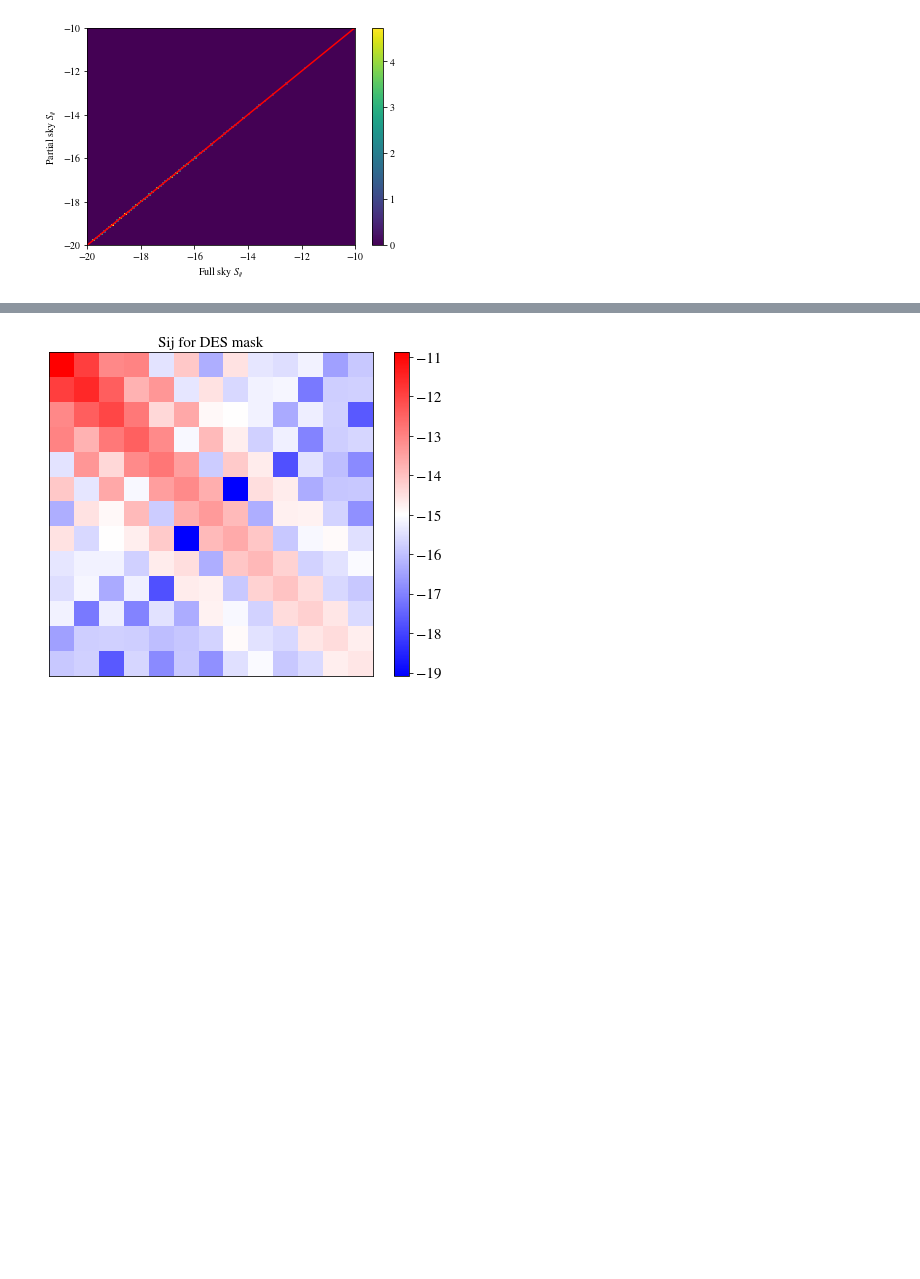
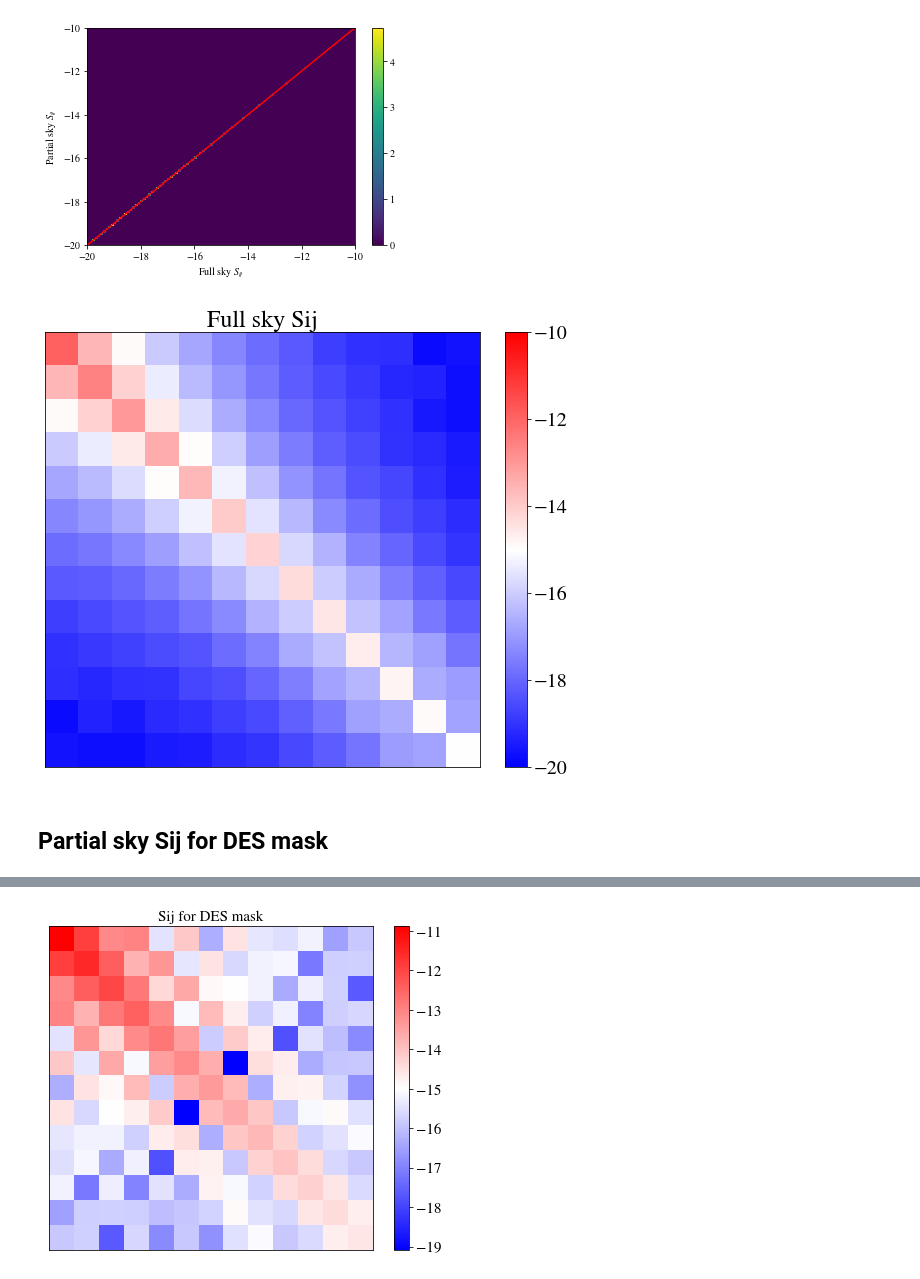
Before and after one commit to fabienlacasa/PySSC, a Jupyter notebook: Partsky_examples.ipynb, the cells around one changed output, grey strips where cells are left out. Cells and saved outputs as stored; diff of their text form; code cells hidden in the pictures; blank space fills up the shorter version.

```diff
--- a/Partsky_examples.ipynb
+++ b/Partsky_examples.ipynb
@@ -78,6 +82,19 @@ print('%.1f%% of the part sky Sij bins are within 1%% of the Sij full sky value'
 # %% [output]
 100.0% of the part sky Sij bins are within 1% of the Sij full sky value
 [figure]
+# %%
+# Plotting the two matrices
+fig = plt.figure(figsize=(9,8))
+im = plt.imshow(np.log(abs(Sijw_full)),interpolation='none',cmap='bwr',extent=[zmin,zmax,zmax,zmin],vmin=-20,vmax=-10)
+plt.tick_params(axis='both',which='both', bottom=False, left=False,labelbottom=False,labelleft=False)
+plt.title('Full sky Sij',fontsize=24)
+c_bar=fig.colorbar(im,fraction=.05)
+c_bar.ax.tick_params(labelsize=20)
+plt.savefig('Full_sky_Sij_DES.png')
+# %% [output]
+[figure, added]
+# %% [markdown]
+## Partial sky Sij for DES mask
 # %%
 # Let's now plot the correlation matrix : Sij/sqrt(Sii*Sjj)
 #Compute the correlation matrix
```
Also changed, not shown: parts of 28 cells of this notebook.
